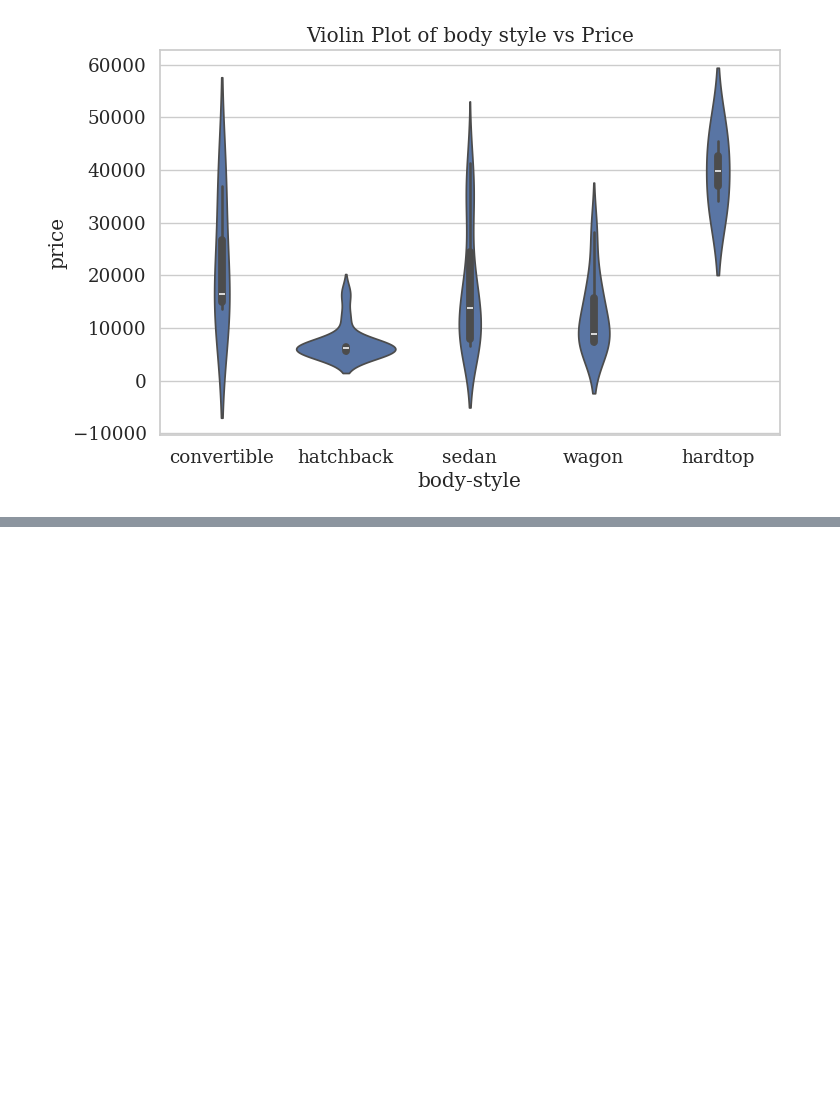
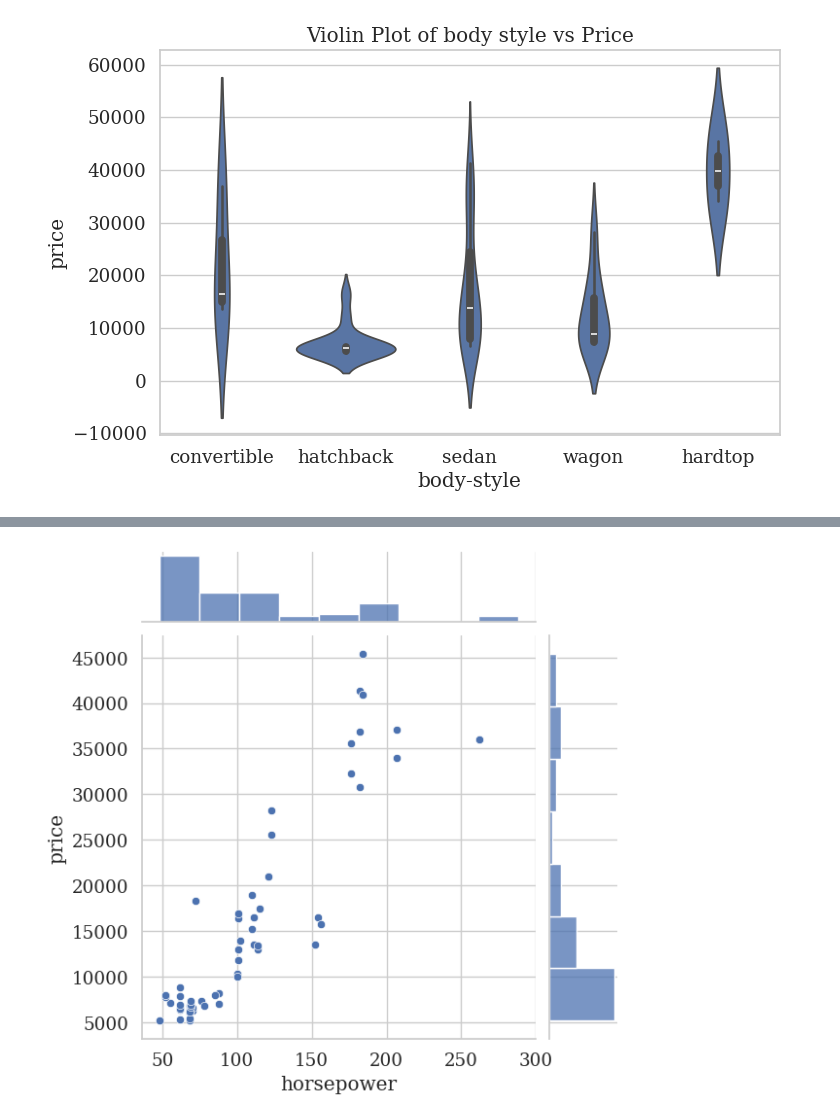
Before and after one commit to Tejashwini-21/Airline-Reservation-System, a Jupyter notebook: chapter_appendix-tools-for-deep-learning/jupyter.ipynb, the cells around one changed output, grey strips where cells are left out. Cells and saved outputs as stored; diff of their text form; code cells hidden in the pictures; blank space fills up the shorter version.

```diff
--- a/chapter_appendix-tools-for-deep-learning/jupyter.ipynb
+++ b/chapter_appendix-tools-for-deep-learning/jupyter.ipynb
@@ -312,0 +325,5 @@ plt.show()
+# %%
+sns.jointplot(x="horsepower",y="price",data=Auto,kind="scatter")
+plt.show()
+# %% [output]
+[figure, added]
```
Also changed, not shown: parts of 27 cells of this notebook.
